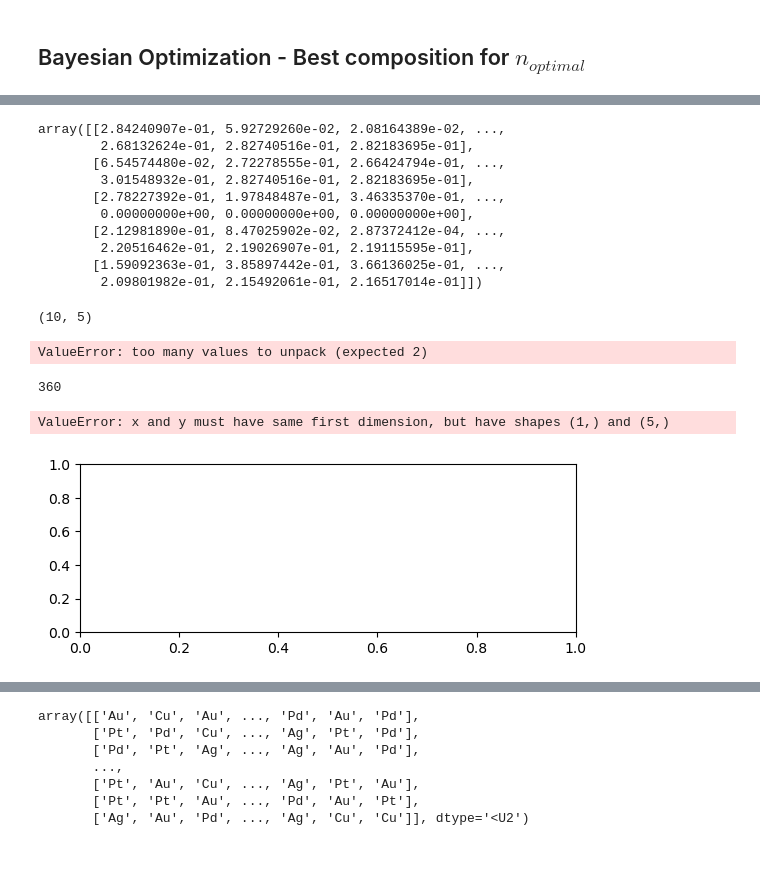
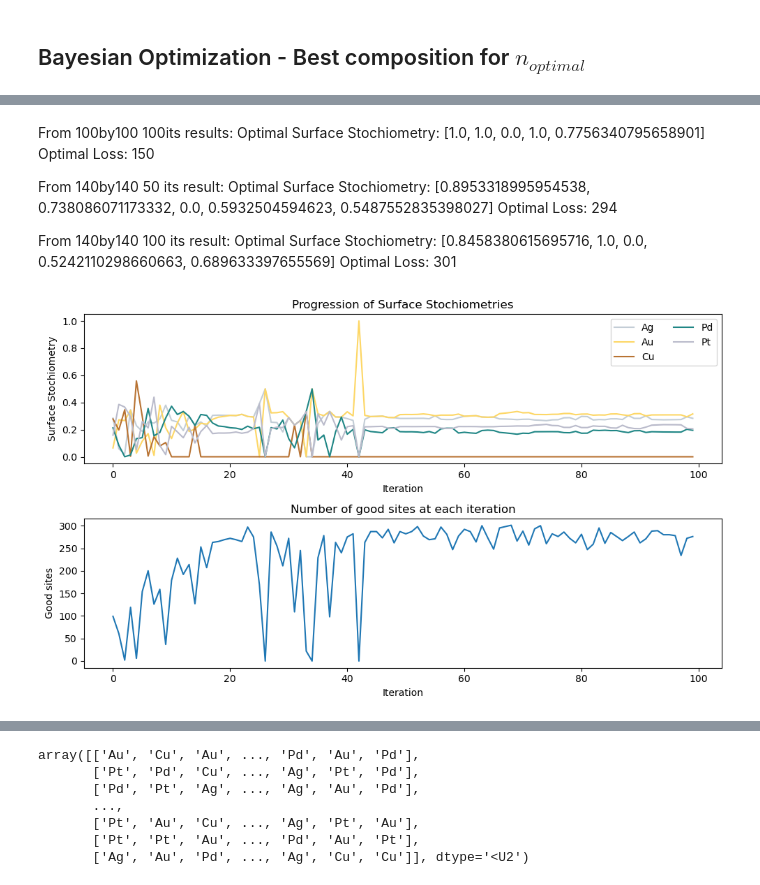
Before and after one commit to MarcusNoergaardWeng/CatalysisThesis, a Jupyter notebook: Notebooks/DFT Calculated energies.ipynb, the cells around one changed output, grey strips where cells are left out. Cells and saved outputs as stored; diff of their text form; code cells hidden in the pictures; blank space fills up the shorter version.

```diff
--- a/Notebooks/DFT Calculated energies.ipynb
+++ b/Notebooks/DFT Calculated energies.ipynb
@@ -205,8 +205,10 @@ dim_x, dim_y, metals, split = 100, 100, ['Ag', 'Au', 'Cu', 'Pd', 'Pt'], [0.2 , 0
 #dim_x, dim_y, metals, split = 100, 100, ['Ag', 'Au', 'Cu', 'Pd', 'Pt'], [0.1 , 0.9/4 , 0.9/4 , 0.9/4 , 0.9/4 ]
 #dim_x, dim_y, metals, split = 100, 100, ['Ag', 'Au', 'Cu', 'Pd', 'Pt'], [0.1 , 0.1 , 0.1 , 0.1 , 0.6 ]
 #dim_x, dim_y, metals, split = 100, 100, ['Ag', 'Au', 'Cu', 'Pd', 'Pt'], np.array([0.6622070729215169, 1.0, 0.0, 0.5082185800752432, 0.491848345744174])/np.sum([0.6622070729215169, 1.0, 0.0, 0.5082185800752432, 0.491848345744174])
-# Stochiometry from 360 its of 50x50 surface
-dim_x, dim_y, metals, split = 100, 100, ['Ag', 'Au', 'Cu', 'Pd', 'Pt'], np.array([1.0, 1.0, 0.0, 0.7950849480735558, 0.6924853871907949])/np.sum([1.0, 1.0, 0.0, 0.7950849480735558, 0.6924853871907949])
+# Stochiometry from 100 its of 140x140 surface
+
+best_stochiometry = [0.8458380615695716, 1.0, 0.0, 0.5242110298660663, 0.689633397655569]
+dim_x, dim_y, metals, split = 140, 140, ['Ag', 'Au', 'Cu', 'Pd', 'Pt'], np.array(best_stochiometry)/np.sum(best_stochiometry)
 
 stochiometry = dict(zip(metals, split))
 surface = initialize_surface(dim_x, dim_y, metals, split)
@@ -226,4 +230,4 @@ Der er garanteret andre måder at plotte ting på.
 # %%
-E_top_dict, E_hol_dict, n_ratio, n_good, good_hol_sites = sort_energies(surface)
-deltaEdeltaE_plot("360its50by50", E_hol_dict, E_top_dict, SE_slab_metals)
+E_top_dict, E_hol_dict, n_ratio, n_good, good_hol_sites = sort_energies(surface, reward_type="diagonal")
+deltaEdeltaE_plot(experiment_name+"_deltaEplot", E_hol_dict, E_top_dict, SE_slab_metals, reward_type = "corner")
 # %% [output]
@@ -405,7 +472,8 @@ from skopt import gp_minimize
 from skopt.space import Space
 #from skopt.utils import normalize_dimensions
 
-dim_x, dim_y = 50, 50
+dim_x, dim_y = 140, 140
+experiment_name = "140by140_100its"
 
 # Define the Search Space
 space = [(0.0, 1.0)] * 5
@@ -415,9 +483,9 @@ space = [(0.0, 1.0)] * 5
 
 # Initialize the Bayesian Optimizer
 optimizer = gp_minimize(
-    simulate_loss,
+    simulate_loss_corner,
     space,
-    n_calls=360, # Number of evaluations of the loss function
+    n_calls=100, # Number of evaluations of the loss function
     random_state=42, # Set a random seed for reproducibility
     n_jobs = -1)
 
@@ -439,57 +525,48 @@ print("Optimal Loss:", optimal_loss)
+# %% [markdown]
+From 100by100 100its results:
+Optimal Surface Stochiometry: [1.0, 1.0, 0.0, 1.0, 0.7756340795658901]
+Optimal Loss: 150
+
+From 140by140 50 its result:
+Optimal Surface Stochiometry: [0.8953318995954538, 0.738086071173332, 0.0, 0.5932504594623, 0.5487552835398027]
+Optimal Loss: 294
+
+From 140by140 100 its result:
+Optimal Surface Stochiometry: [0.8458380615695716, 1.0, 0.0, 0.5242110298660663, 0.689633397655569]
+Optimal Loss: 301
 # %%
 # Plain colors list
 colors_list = [metal_colors[metal] for metal in metals]
-# %%
-np.array([stoch/np.sum(stoch) for stoch in results]).T
-# %% [output]
-array([[2.84240907e-01, 5.92729260e-02, 2.08164389e-02, ...,
-        2.68132624e-01, 2.82740516e-01, 2.82183695e-01],
-       [6.54574480e-02, 2.72278555e-01, 2.66424794e-01, ...,
-        3.01548932e-01, 2.82740516e-01, 2.82183695e-01],
-       [2.78227392e-01, 1.97848487e-01, 3.46335370e-01, ...,
-        0.00000000e+00, 0.00000000e+00, 0.00000000e+00],
-       [2.12981890e-01, 8.47025902e-02, 2.87372412e-04, ...,
-        2.20516462e-01, 2.19026907e-01, 2.19115595e-01],
-       [1.59092363e-01, 3.85897442e-01, 3.66136025e-01, ...,
-        2.09801982e-01, 2.15492061e-01, 2.16517014e-01]])
-# %%
-np.shape(results)
-# %% [output]
-(10, 5)
-# %%
-for i, stoch in np.array([stoch/np.sum(stoch) for stoch in results]).T:
-    print(stoch)
-# %% [output]
-ValueError: too many values to unpack (expected 2)
-# %%
-np.shape(np.array([stoch/np.sum(stoch) for stoch in results]))[0]
-# %% [output]
-360
 # %%
 ## I would like a plot that shows the progression in the predicted stochiometries and the resulting losses
 
 # Plot the progression of surface stochiometries #ChatGPT
+fig = plt.figure(figsize=(10, 6))
 plt.subplot(2, 1, 1)
-for i, stoch in enumerate(np.array([stoch/np.sum(stoch) for stoch in results])):
-    plt.plot(i, stoch, c = colors_list[i]) # HERE - Trying to make it plot each line in the appropriate colors
+for i, stoch in enumerate(np.array([stoch/np.sum(stoch) for stoch in results]).T):
+    plt.plot(stoch, c = colors_list[i], label = metals[i]) # HERE - Trying to make it plot each line in the appropriate colors
 plt.title('Progression of Surface Stochiometries')
 plt.xlabel('Iteration')
 plt.ylabel('Surface Stochiometry')
+plt.legend(loc="upper right", ncol = 2)
+#plt.xlim(-5, np.shape(results)[0]*1.05)
 
 # Plot the losses as a function of iteration
 plt.subplot(2, 1, 2)
 plt.plot(-losses)
-plt.title('Loss as a Function of Iteration')
+plt.title('Number of good sites at each iteration')
 plt.xlabel('Iteration')
-plt.ylabel('Loss')
+plt.ylabel('Good sites')
 
 # Adjust the layout of the subplots
 plt.tight_layout()
 
+# Save figure
+plt.savefig("../figures/DFT_calc_energies/"+experiment_name+"_progression.png", dpi = 300, bbox_inches = "tight")
+
 # Show the plot
 plt.show()
 # %% [output]
-ValueError: x and y must have same first dimension, but have shapes (1,) and (5,)
-[figure, old version]
+[figure, new version]
 # %% [markdown]
 It seems there is a lot of variation even on borderline the same stochiometry. That is probably no good, but there has to be a tradeoff between number of iterations and precision.
```
Also changed, not shown: parts of 9 cells of this notebook, 11 other files.
